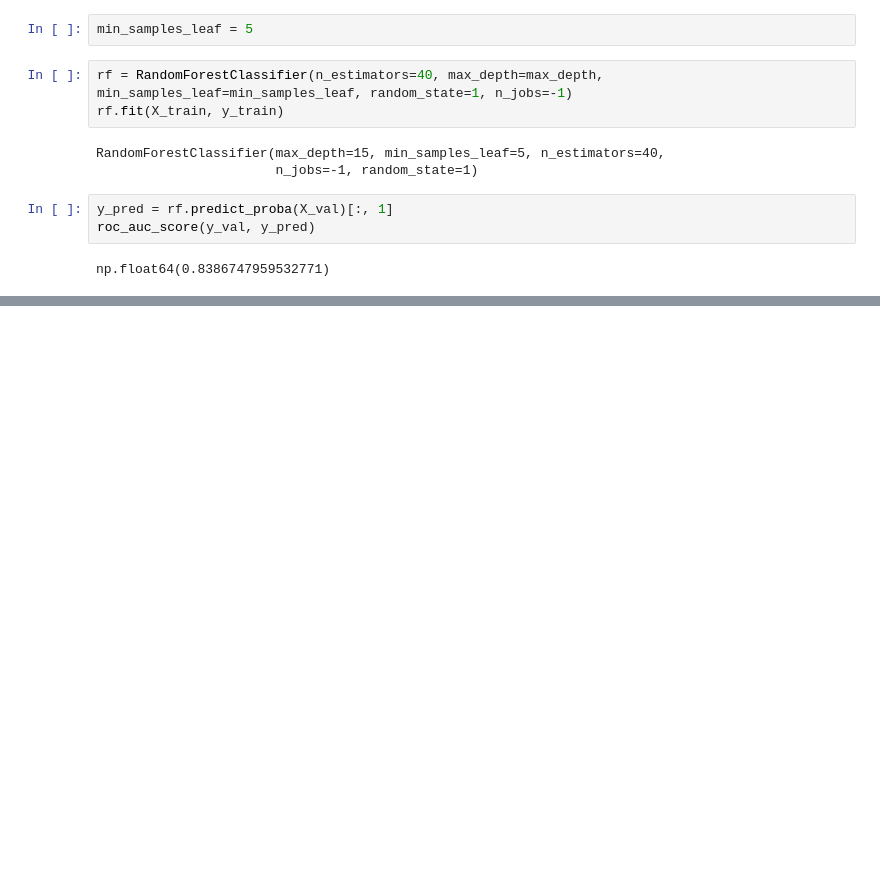
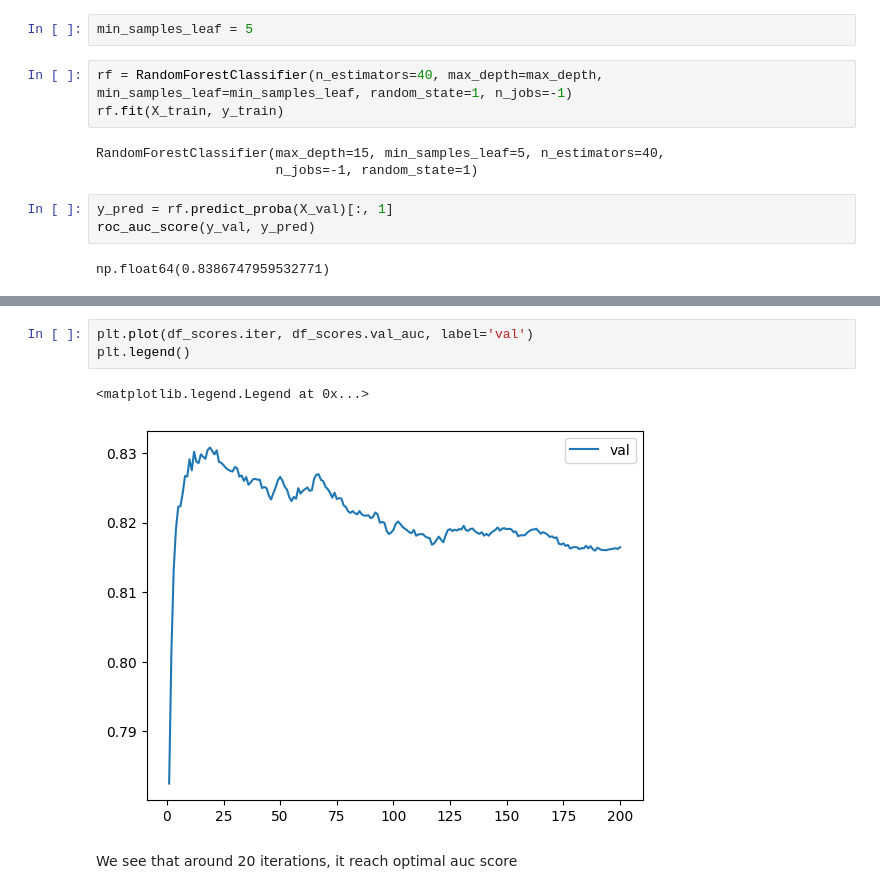
Before and after one commit to hensonhusada/ml_zoomcamp, a Jupyter notebook: 06_trees/practice.ipynb, the cells around one changed output, grey strips where cells are left out. Cells and saved outputs as stored; diff of their text form; blank space fills up the shorter version.

```diff
--- a/06_trees/practice.ipynb
+++ b/06_trees/practice.ipynb
@@ -594,0 +746,8 @@ np.float64(0.8386747959532771)
+# %%
+plt.plot(df_scores.iter, df_scores.val_auc, label='val')
+plt.legend()
+# %% [output]
+<matplotlib.legend.Legend at 0x...>
+[figure, added]
+# %% [markdown]
+<p> We see that around 20 iterations, it reach optimal auc score
```
Also changed, not shown: parts of 68 cells of this notebook.
